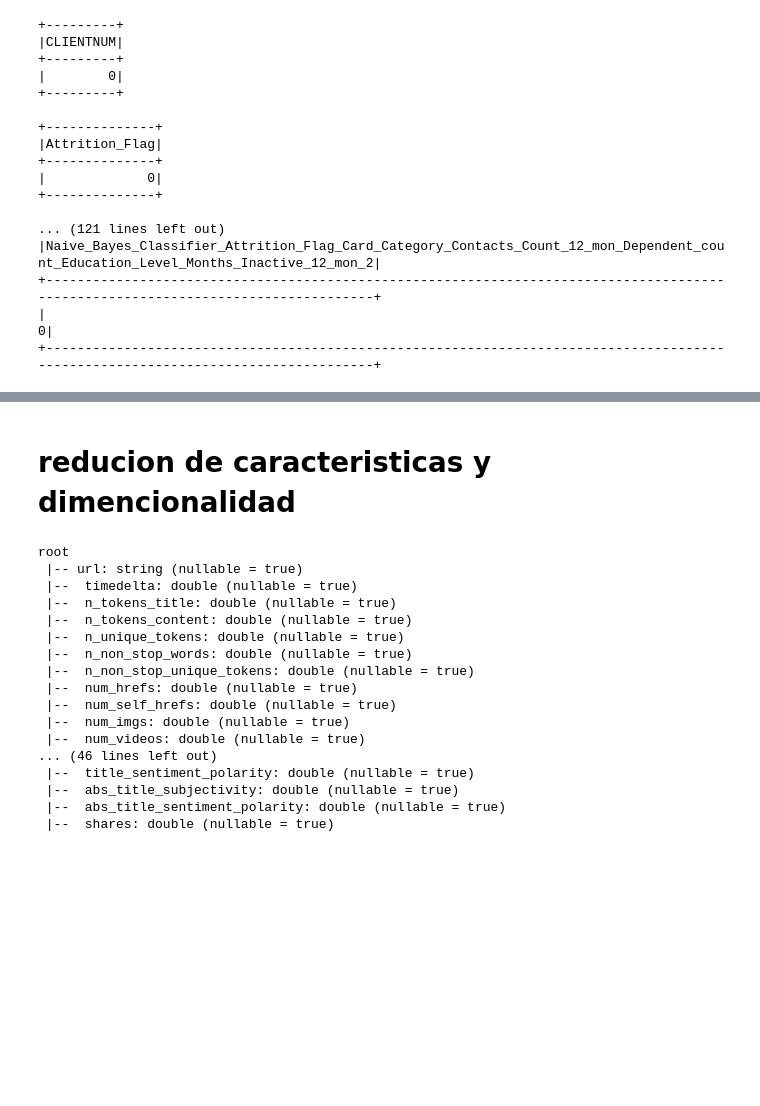
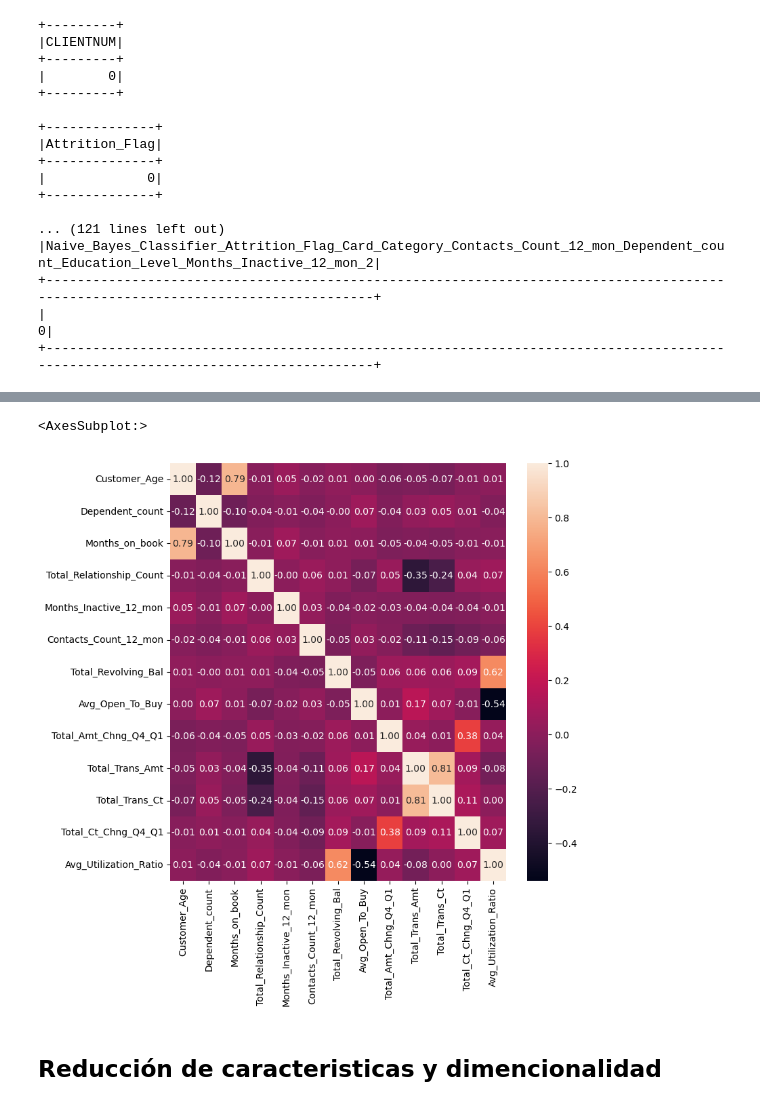
Before and after one commit to DidierMRTZ/SparkApache, a Jupyter notebook: Modelo_Maquine_learning.ipynb, the cells around one changed output, grey strips where cells are left out. Cells and saved outputs as stored; diff of their text form; code cells hidden in the pictures; blank space fills up the shorter version.

```diff
--- a/Modelo_Maquine_learning.ipynb
+++ b/Modelo_Maquine_learning.ipynb
@@ -58,0 +47,11 @@ data_bank=data_bank.drop(col('CLIENTNUM'),col('Naive_Bayes_Classifier_Attrition_
+# %%
+import matplotlib.pyplot as plt
+import seaborn as sb
+
+inputcols=data_bank.drop('Attrition_Flag','Gender','Education_Level','Marital_Status','Income_Category',
+'Card_Category','Credit_Limit').columns
+dic={}
+for i in inputcols:
+    dic[i]=data_bank.stat.corr('Credit_Limit',i)    #Credit_Limit
+
+dic
@@ -59,5 +72,13 @@ data_bank=data_bank.drop(col('CLIENTNUM'),col('Naive_Bayes_Classifier_Attrition_
+# %%
+corr=data_bank[[inputcols]].toPandas().corr()
+fig,axes=plt.subplots(figsize=(8,8))
+
+sb.heatmap(corr,annot=True,fmt='.2f')
+# %% [output]
+<AxesSubplot:>
+[figure, added]
 # %% [markdown]
-# reducion de caracteristicas y dimencionalidad
+## Reducción de caracteristicas y dimencionalidad
 # %%
 import warnings
 warnings.filterwarnings("ignore")
@@ -71,20 +89,0 @@ data_popularity=spark.read.csv("OnlineNewsPopularity.csv",inferSchema=True,sep='
-# %%
-data_popularity.printSchema()
-# %% [output]
-root
- |-- url: string (nullable = true)
- |--  timedelta: double (nullable = true)
- |--  n_tokens_title: double (nullable = true)
- |--  n_tokens_content: double (nullable = true)
- |--  n_unique_tokens: double (nullable = true)
- |--  n_non_stop_words: double (nullable = true)
- |--  n_non_stop_unique_tokens: double (nullable = true)
- |--  num_hrefs: double (nullable = true)
- |--  num_self_hrefs: double (nullable = true)
- |--  num_imgs: double (nullable = true)
- |--  num_videos: double (nullable = true)
-... (46 lines left out)
- |--  title_sentiment_polarity: double (nullable = true)
- |--  abs_title_subjectivity: double (nullable = true)
- |--  abs_title_sentiment_polarity: double (nullable = true)
- |--  shares: double (nullable = true)
```
Also changed, not shown: parts of 64 cells of this notebook.
